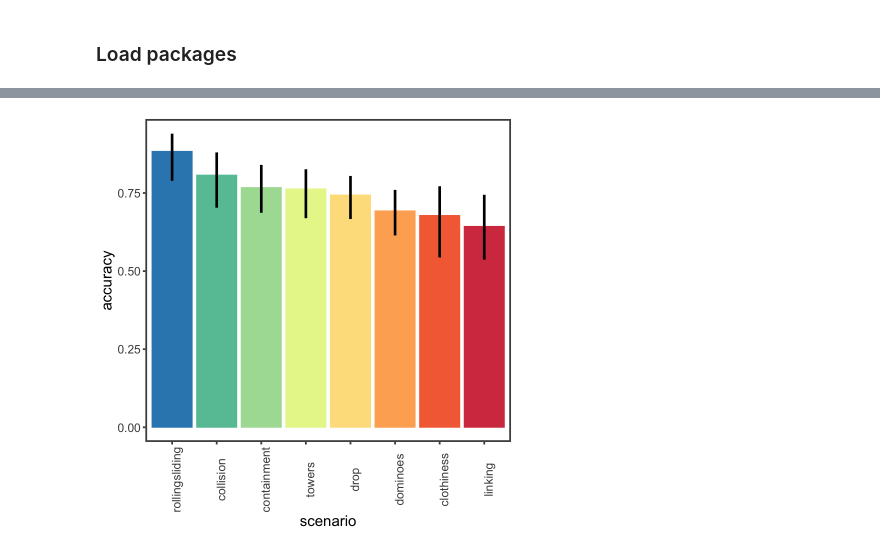
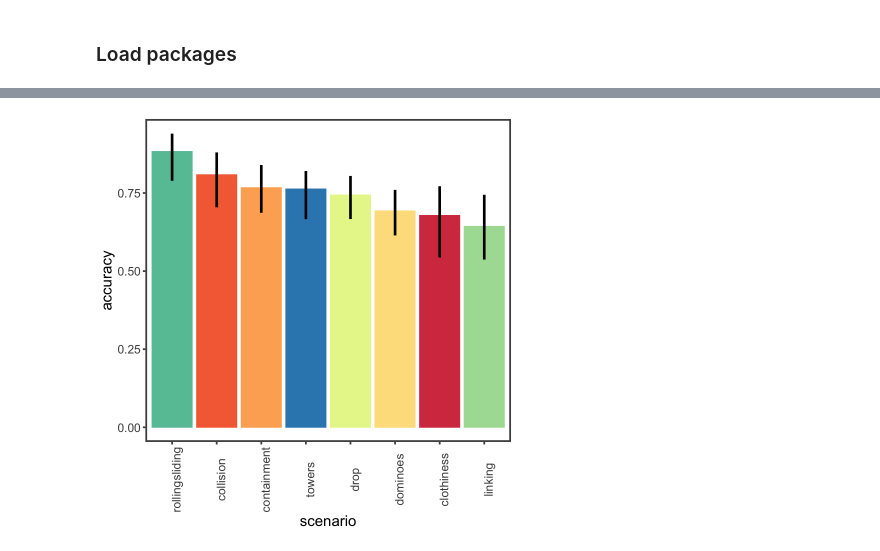
Before and after one commit to cogtoolslab/physics-benchmarking-neurips2021, a Jupyter notebook: analysis/prettyplot_human_model_behavior.ipynb, the cells around one changed output, grey strips where cells are left out. Cells and saved outputs as stored; diff of their text form; code cells hidden in the pictures.

```diff
--- a/analysis/prettyplot_human_model_behavior.ipynb
+++ b/analysis/prettyplot_human_model_behavior.ipynb
@@ -10,6 +10,8 @@ library(broom.mixed)
 library(tidyboot)
 # %%
 d = read_csv('../results/csv/summary/human_accuracy_by_scenario.csv')
+c = read_csv('../results/csv/summary/human_pairwiseCorrs_by_scenario.csv')
+combined = left_join(c,d)
 # %% [output]
 ── Column specification ────────────────────────────────────────────────────────
 cols(
@@ -40,22 +33,21 @@ A spec_tbl_df: 8 × 8
 # %%
 ## accuracy bar plot with 2.5 and 97.5 percentile marked (THESE ARE NOT CONFIDENCE INTERVALS)
-d$scenario <- factor(d$scenario,levels = d$scenario)
-d %>%
+combined %>%
   ggplot(aes(x=reorder(scenario,-obs_mean), y=obs_mean, color=scenario, fill=scenario)) +
   geom_bar(stat='identity') +
   geom_errorbar(aes(ymin=pct_2.5, ymax = pct_97.5), width = 0, size = 1.5, color='black') +
     theme_few() +
     xlab('scenario') +
     ylab('accuracy') +
     theme(text = element_text(size=18),
           element_line(size=1),
           element_rect(size=2, color="#00000"),
           axis.text.x = element_text(angle=90)) +
     theme(legend.position = "none") +
     scale_fill_brewer(palette="Spectral") + scale_color_brewer(palette="Spectral")
 
 ggsave('../results/plots/human_accuracy_across_scenarios.pdf', width=12, height = 18, units='cm')
 # %% [output]
-[figure, old version]
+[figure, new version]
 # %%
 ## TODO: add model bars
```
Also changed, not shown: parts of 4 cells of this notebook, 3 other files.
